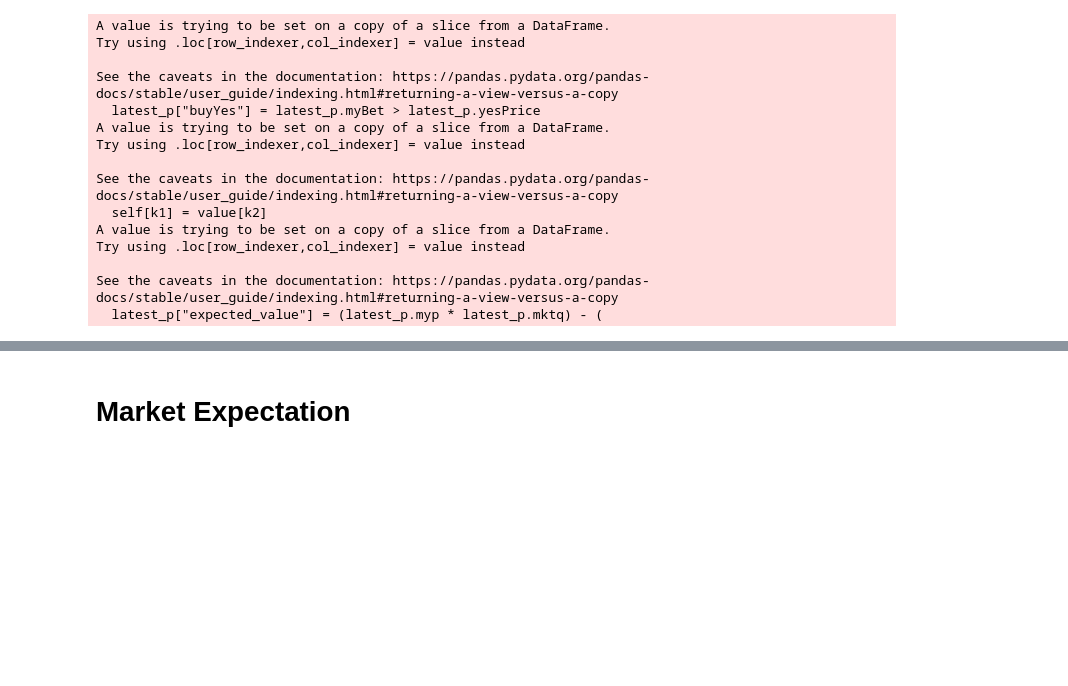
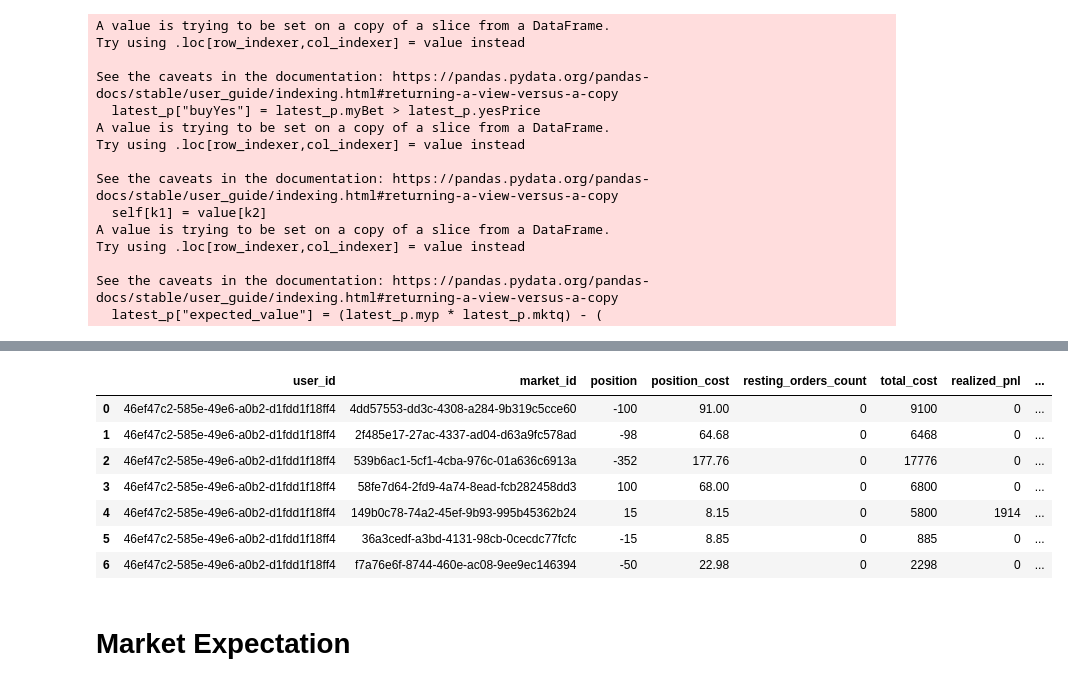
Before and after one commit to zackdrescher/prediction_market_tools, a Jupyter notebook: notebooks/holding_value.ipynb, the cells around one changed output, grey strips where cells are left out. Cells and saved outputs as stored; diff of their text form; code cells hidden in the pictures; blank space fills up the shorter version.

```diff
--- a/notebooks/holding_value.ipynb
+++ b/notebooks/holding_value.ipynb
@@ -71,5 +61,16 @@ positions
 # %%
 positions = kalshi.merge_bets_into_postions(positions, latest_p)
+# %%
+positions
+# %% [output]
+|  | user_id | market_id | position | position_cost | resting_orders_count | total_cost | realized_pnl | ... |
+| 0 | 46ef47c2-585e-49e6-a0b2-d1fdd1f18ff4 | 4dd57553-dd3c-4308-a284-9b319c5cce60 | -100 | 91.00 | 0 | 9100 | 0 | ... |
+| 1 | 46ef47c2-585e-49e6-a0b2-d1fdd1f18ff4 | 2f485e17-27ac-4337-ad04-d63a9fc578ad | -98 | 64.68 | 0 | 6468 | 0 | ... |
+| 2 | 46ef47c2-585e-49e6-a0b2-d1fdd1f18ff4 | 539b6ac1-5cf1-4cba-976c-01a636c6913a | -352 | 177.76 | 0 | 17776 | 0 | ... |
+| 3 | 46ef47c2-585e-49e6-a0b2-d1fdd1f18ff4 | 58fe7d64-2fd9-4a74-8ead-fcb282458dd3 | 100 | 68.00 | 0 | 6800 | 0 | ... |
+| 4 | 46ef47c2-585e-49e6-a0b2-d1fdd1f18ff4 | 149b0c78-74a2-45ef-9b93-995b45362b24 | 15 | 8.15 | 0 | 5800 | 1914 | ... |
+| 5 | 46ef47c2-585e-49e6-a0b2-d1fdd1f18ff4 | 36a3cedf-a3bd-4131-98cb-0cecdc77fcfc | -15 | 8.85 | 0 | 885 | 0 | ... |
+| 6 | 46ef47c2-585e-49e6-a0b2-d1fdd1f18ff4 | f7a76e6f-8744-460e-ac08-9ee9ec146394 | -50 | 22.98 | 0 | 2298 | 0 | ... |
 # %%
 mkt_exp, mkt_situations = expected_value.compute_wager_expectations(positions.mrkt_prob, positions.position_cost, positions.qty)
 # %% [markdown]
```
Also changed, not shown: parts of 8 cells of this notebook, 2 other files.
